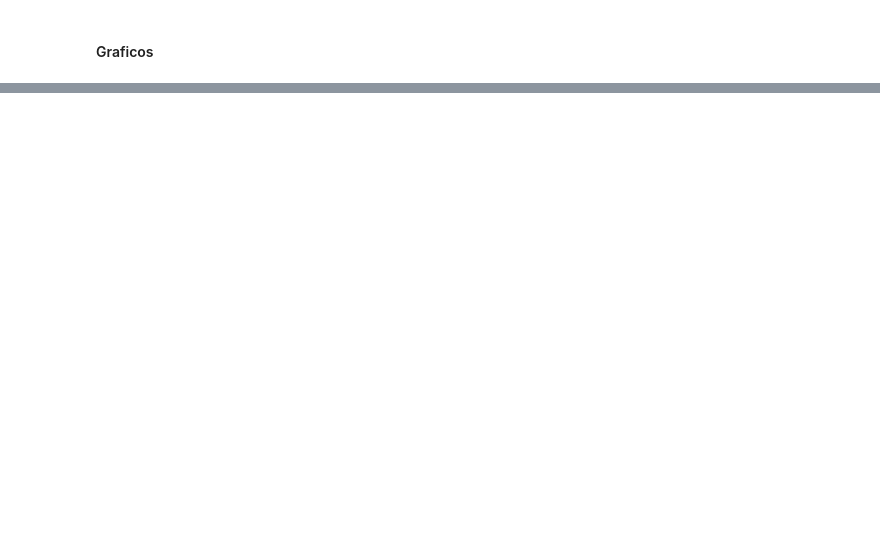
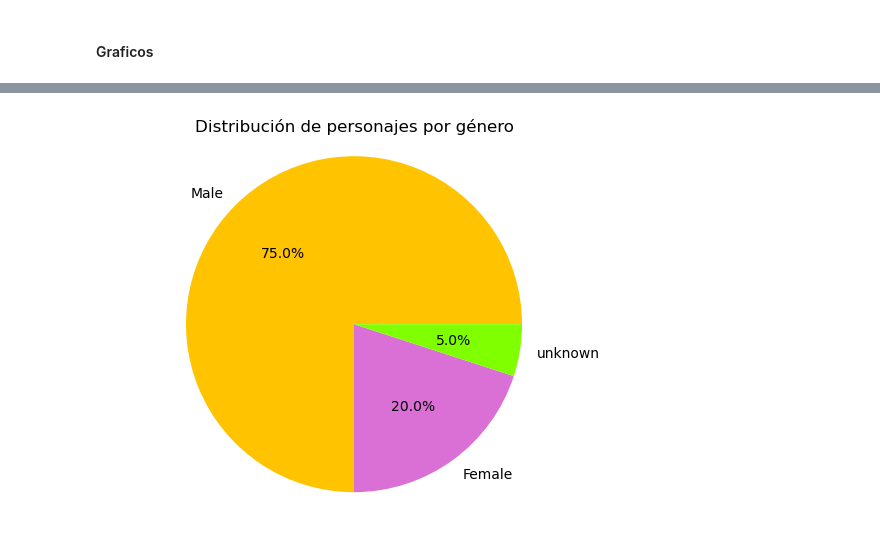
Before and after one commit to MarioCruzado8/API-RickandMorty, a Jupyter notebook: PC3 - API Rick and Morty.ipynb, the cells around one changed output, grey strips where cells are left out. Drawn from its saved outputs; the diff is of its cells as text; code cells hidden in the pictures; blank space fills up the shorter version.

```diff
--- a/PC3 - API Rick and Morty.ipynb
+++ b/PC3 - API Rick and Morty.ipynb
@@ -923,0 +1062,28 @@ plt.show()
+# %%
+import matplotlib.pyplot as plt
+import pandas as pd
+
+# Supongamos que tienes un DataFrame llamado df_character con los datos de los personajes
+import requests
+import pandas as pd
+
+character = requests.get("https://rickandmortyapi.com/api/character")
+data = character.json()
+df_character = pd.DataFrame(data["results"])
+
+
+# Contar la cantidad de personajes por género
+conteo_genero = df_character['gender'].value_counts()
+
+# Colores temáticos de Rick and Morty para cada género
+colores = ['#FFC300', '#DA70D6', '#7FFF00', '#FF5733', '#5F9EA0', '#FFA500', '#8B4513', '#FF00FF', '#00BFFF', '#FFD700']
+
+# Crear el gráfico de pastel
+plt.pie(conteo_genero.values, labels=conteo_genero.index, colors=colores, autopct='%1.1f%%')
+plt.title('Distribución de personajes por género')
+plt.axis('equal')  # Asegurar que el gráfico sea un círculo perfecto
+
+# Mostrar el gráfico
+plt.show()
+# %% [output]
+[figure, added]
```
Also changed, not shown: parts of 22 cells of this notebook.
